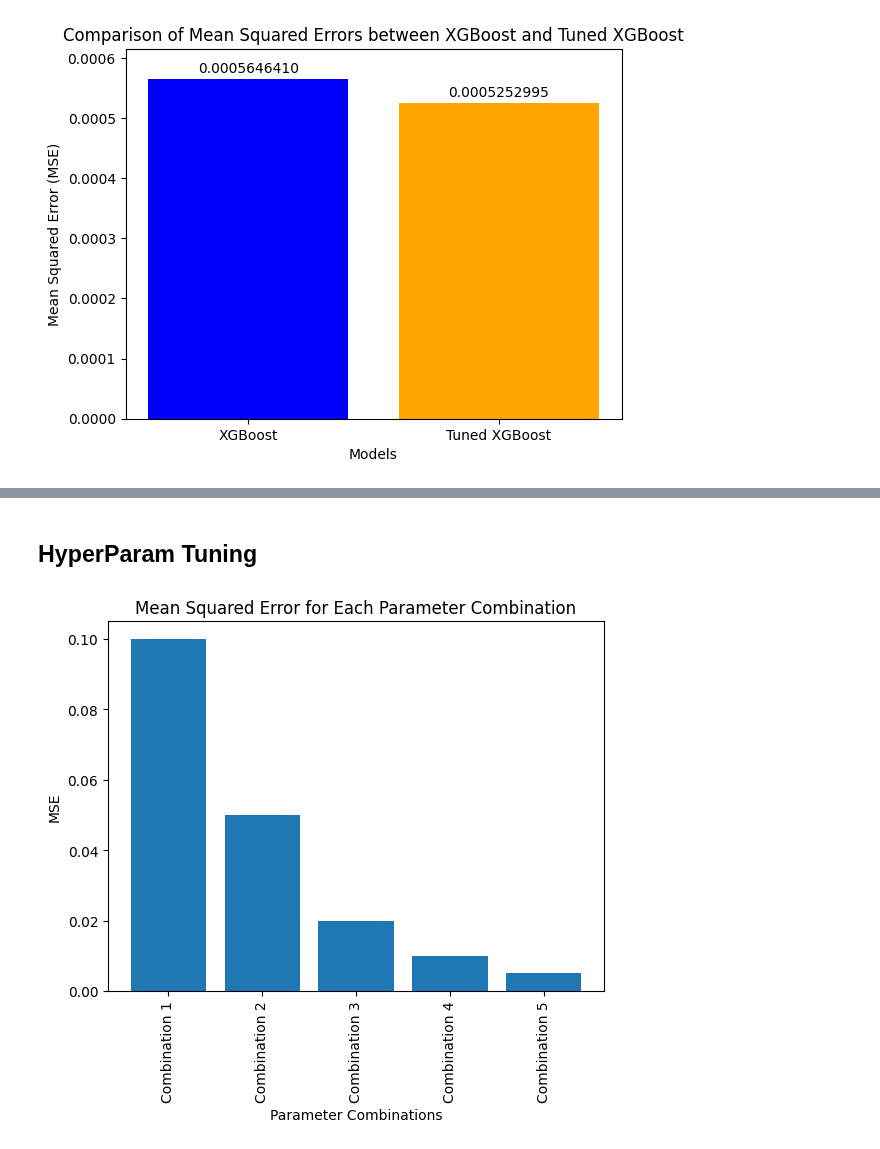
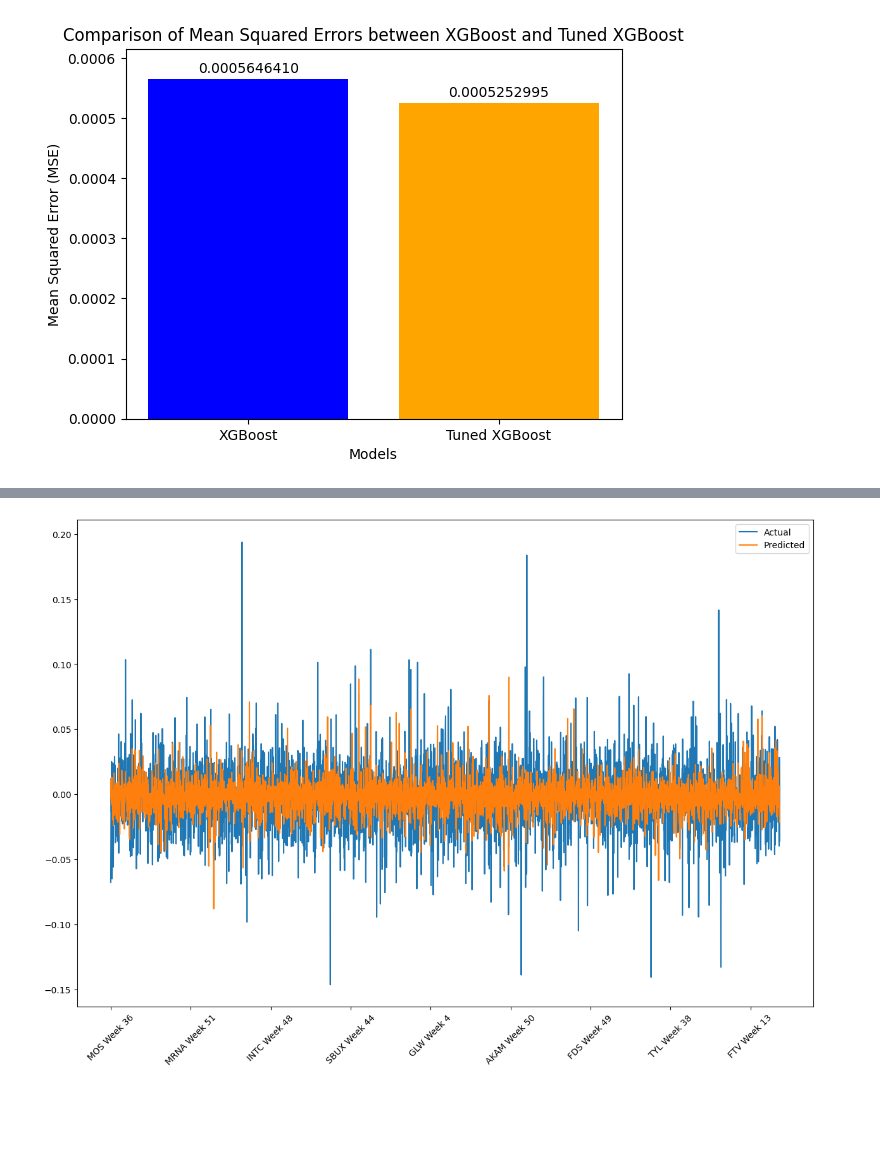
Before and after one commit to ktongk/BTT-JPMC-1, a Jupyter notebook: Anna/XGBOOST.ipynb, the cells around one changed output, grey strips where cells are left out. Drawn from its saved outputs; the diff is of its cells as text; code cells hidden in the pictures; blank space fills up the shorter version.

```diff
--- a/Anna/XGBOOST.ipynb
+++ b/Anna/XGBOOST.ipynb
@@ -745,7 +745,7 @@ def train_xgboost_regressor(X, y, params=None, test_size=0.2, random_state=42):
     # Calculate mean squared error
     mse = mean_squared_error(y_test, y_pred)
 
-    return model, y_pred, mse
+    return model, y_pred, mse, y_test
 #X_train, X_test, y_train, y_test
 # %%
 import xgboost as xgb
@@ -766,6 +766,10 @@ def xgboost_tuned(X, y, params=None, test_size=0.2, random_state=42):
 
     # Define the parameter grid for grid search
     param_grid = {
+        #'n_estimators': [100, 200, 300, 400],
+        #'learning_rate': [0.001, 0.005, 0.01, 0.05],
+        #'max_depth': [8, 10, 12, 15],
+        #'gamma': [0.001, 0.005, 0.01, 0.02],
         'learning_rate': [0.1, 0.01, 0.001],
         'max_depth': [3, 5, 7],
         'n_estimators': [100, 200, 300]
@@ -788,7 +792,7 @@ def xgboost_tuned(X, y, params=None, test_size=0.2, random_state=42):
     # Calculate mean squared error
     mse = mean_squared_error(y_test, y_pred)
 
-    return best_model, y_pred, mse, best_params
+    return best_model, y_pred, mse, best_params, y_test
 # %%
 y = sp500_pct_df['Day 5']
 X = sp500_pct_df.drop(columns='Day 5')
@@ -883,30 +837,0 @@ plt.show()
-# %% [markdown]
-## <b>HyperParam Tuning
-# %%
-import matplotlib.pyplot as plt
-import numpy as np
-
-# Assuming mse_values is a list or array containing the MSE values for each combination of parameters
-mse_values = [0.1, 0.05, 0.02, 0.01, 0.005]
-
-# Assuming param_combinations is a list of strings representing the parameter combinations
-param_combinations = ['Combination 1', 'Combination 2', 'Combination 3', 'Combination 4', 'Combination 5']
-
-# Create x-axis values
-x_values = np.arange(len(mse_values))
-
-# Plot the MSE values as a bar plot
-plt.bar(x_values, mse_values)
-
-# Add x-axis tick labels
-plt.xticks(x_values, param_combinations, rotation='vertical')
-
-# Add labels and title
-plt.xlabel('Parameter Combinations')
-plt.ylabel('MSE')
-plt.title('Mean Squared Error for Each Parameter Combination')
-
-# Show the plot
-plt.show()
-# %% [output]
-[figure, removed]
@@ -936,0 +838,18 @@ print(f'Best validation score = {clf.best_score_}')
+# %%
+#display the predicted price percentage change values with the actual price percentage change values
+y_pred = sp500[1]
+y_pred
+y_test = sp500[3]
+y_test_tuned = sp500_tuned[4]
+# %%
+# plot the actual price percentage change values with the predicted price percentage change values
+plt.figure(figsize=(15, 10))
+plt.plot(y_test_tuned, label='Actual')
+plt.plot(y_pred, label='Predicted')
+plt.legend()
+# reduce the frequency of the x labels
+plt.xticks(np.arange(0, len(y_test_tuned), 500))
+plt.xticks(rotation=45)
+plt.show()
+# %% [output]
+[figure, added]
```
Also changed, not shown: parts of 18 cells of this notebook.
